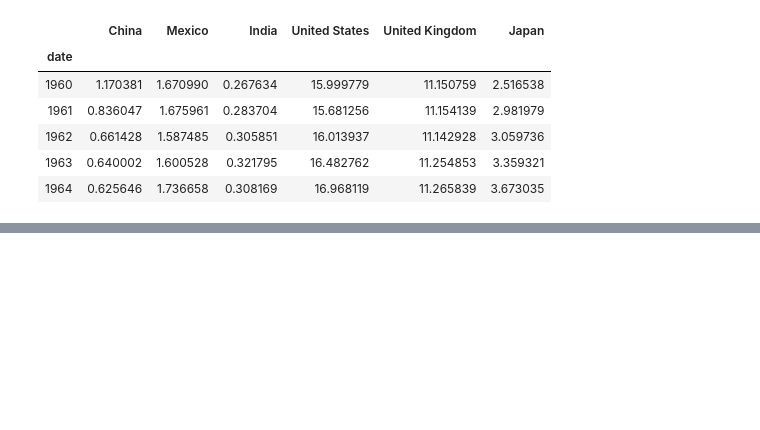
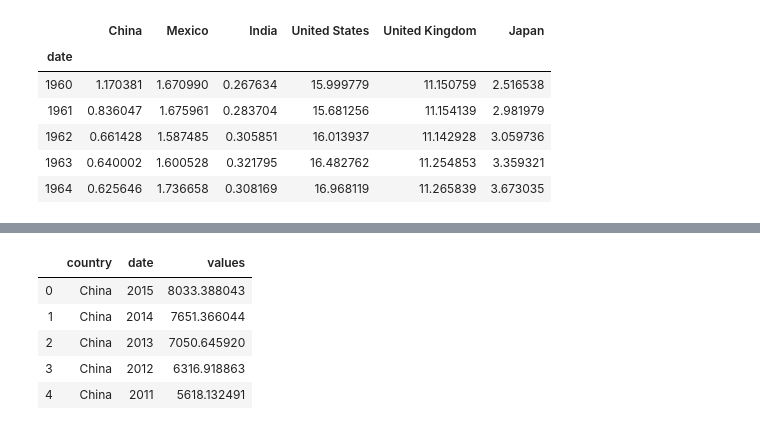
Before and after one commit to robertcox324/5horsemenoftheapocalypse, a Jupyter notebook: gdp_co2_correlation.ipynb, the cells around one changed output, grey strips where cells are left out. Saved outputs shown, nothing was run; the diff lists cells and outputs as text; code cells hidden in the pictures; blank space fills up the shorter version.

```diff
--- a/gdp_co2_correlation.ipynb
+++ b/gdp_co2_correlation.ipynb
@@ -176,0 +226,17 @@ plt.legend(bbox_to_anchor=(1.05, 1), loc='upper left', borderaxespad=0.)
+# %%
+#pull GDP data for the 6 countries between 1960 and 2015
+country_list = ["USA","GBR","JPN","MEX","IND","CHN"]
+gdp_data = wbdata.get_dataframe({'NY.GDP.PCAP.CD':'values'},
+                            country=country_list,
+                            data_date=data_dates,
+                            convert_date=False, keep_levels=True)
+
+gdp_data = gdp_data.reset_index()
+gdp_data.head()
+# %% [output]
+|  | country | date | values |
+| 0 | China | 2015 | 8033.388043 |
+| 1 | China | 2014 | 7651.366044 |
+| 2 | China | 2013 | 7050.645920 |
+| 3 | China | 2012 | 6316.918863 |
+| 4 | China | 2011 | 5618.132491 |
```
Also changed, not shown: parts of 10 cells of this notebook.
